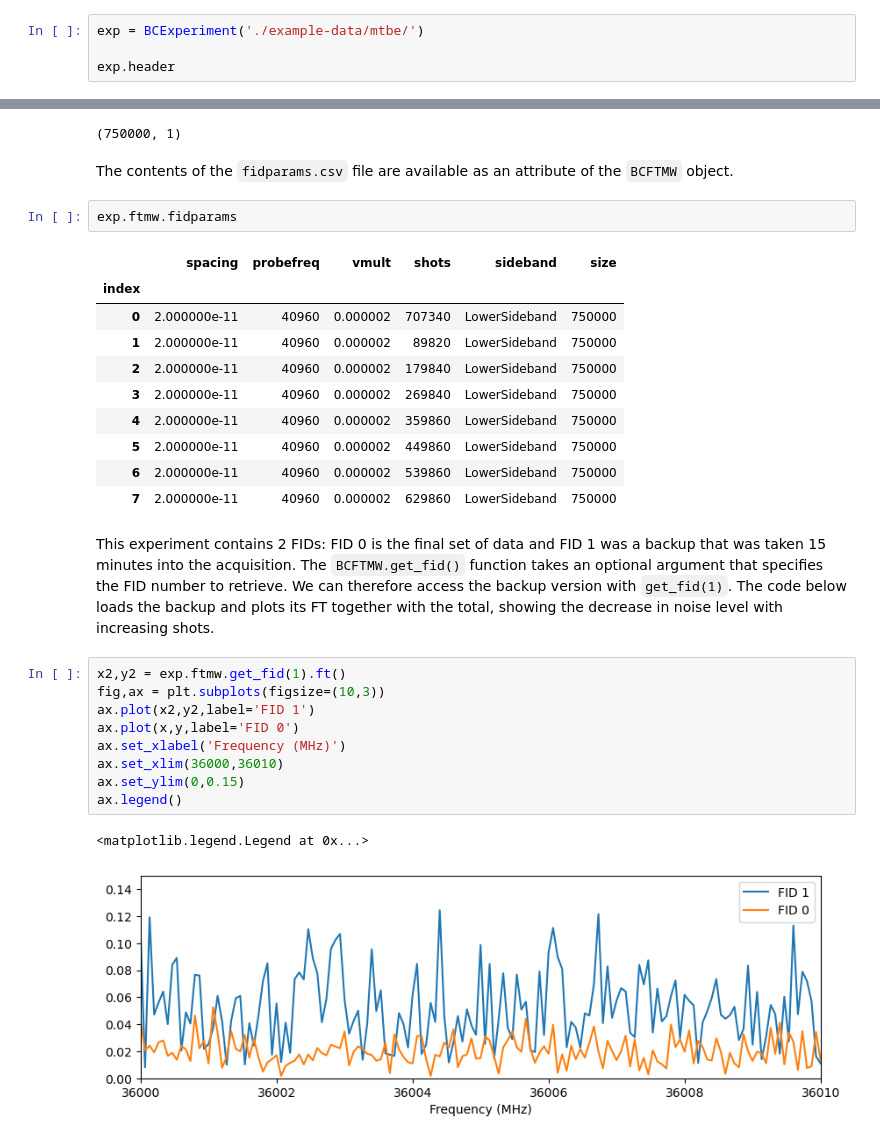
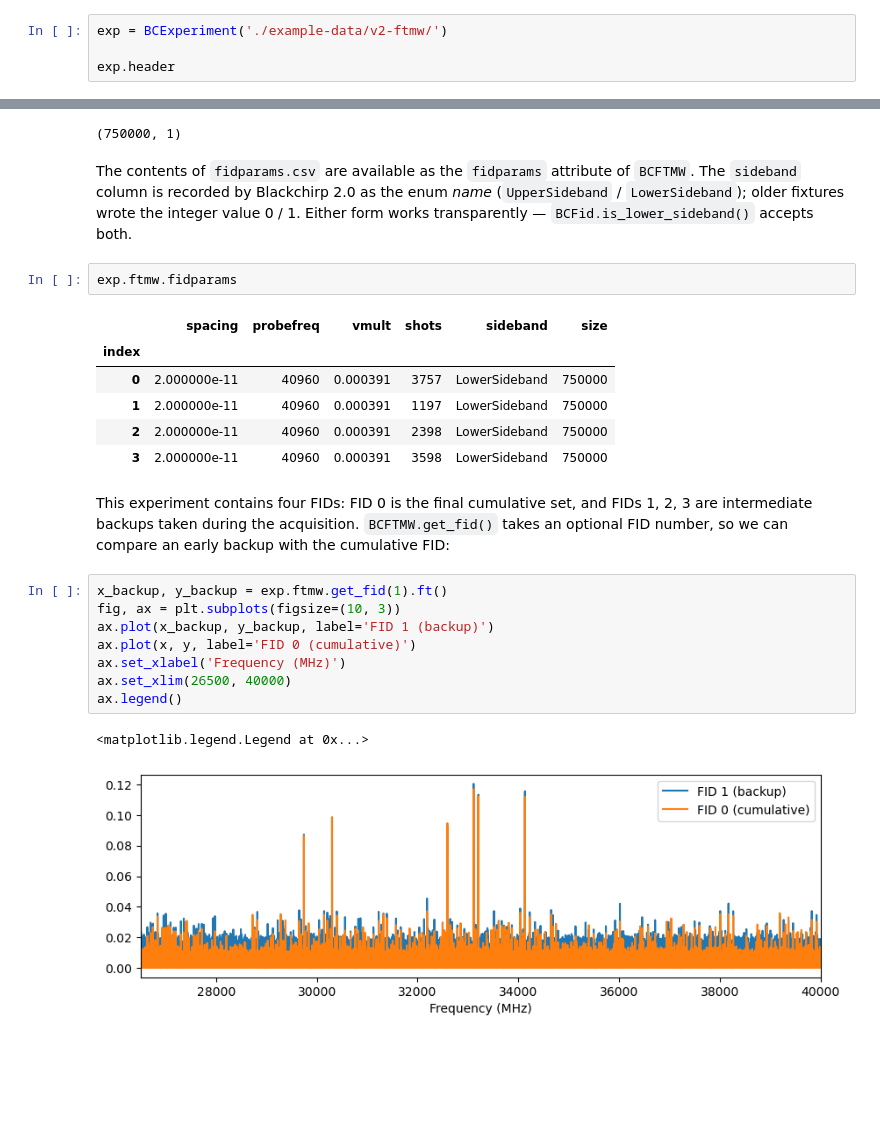
Before and after one commit to kncrabtree/blackchirp, a Jupyter notebook: python/single-fid.ipynb, the cells around one changed output, grey strips where cells are left out. Drawn from its saved outputs; the diff is of its cells as text; blank space fills up the shorter version.

```diff
--- a/python/single-fid.ipynb
+++ b/python/single-fid.ipynb
@@ -29,5 +24,5 @@ The `BCExperiment` class is used to read in these files and construct python obj
 # %%
-exp = BCExperiment('./example-data/mtbe/')
+exp = BCExperiment('./example-data/v2-ftmw/')
 
 exp.header
 # %% [output]
@@ -205,32 +194,27 @@ At this point it is important to note that `fidy` is a 2D numpy array. The secon
 fidy.shape
 # %% [output]
 (750000, 1)
-# %% [markdown]
-The contents of the `fidparams.csv` file are available as an attribute of the `BCFTMW` object.
+# %% [markdown]
+The contents of `fidparams.csv` are available as the `fidparams` attribute of `BCFTMW`. The `sideband` column is recorded by Blackchirp 2.0 as the enum *name* (`UpperSideband` / `LowerSideband`); older fixtures wrote the integer value 0 / 1. Either form works transparently — `BCFid.is_lower_sideband()` accepts both.
 # %%
 exp.ftmw.fidparams
 # %% [output]
 |  | spacing | probefreq | vmult | shots | sideband | size |
 | index |  |  |  |  |  |  |
-| 0 | 2.000000e-11 | 40960 | 0.000002 | 707340 | LowerSideband | 750000 |
-| 1 | 2.000000e-11 | 40960 | 0.000002 | 89820 | LowerSideband | 750000 |
-| 2 | 2.000000e-11 | 40960 | 0.000002 | 179840 | LowerSideband | 750000 |
-| 3 | 2.000000e-11 | 40960 | 0.000002 | 269840 | LowerSideband | 750000 |
-| 4 | 2.000000e-11 | 40960 | 0.000002 | 359860 | LowerSideband | 750000 |
-| 5 | 2.000000e-11 | 40960 | 0.000002 | 449860 | LowerSideband | 750000 |
-| 6 | 2.000000e-11 | 40960 | 0.000002 | 539860 | LowerSideband | 750000 |
-| 7 | 2.000000e-11 | 40960 | 0.000002 | 629860 | LowerSideband | 750000 |
+| 0 | 2.000000e-11 | 40960 | 0.000391 | 3757 | LowerSideband | 750000 |
+| 1 | 2.000000e-11 | 40960 | 0.000391 | 1197 | LowerSideband | 750000 |
+| 2 | 2.000000e-11 | 40960 | 0.000391 | 2398 | LowerSideband | 750000 |
+| 3 | 2.000000e-11 | 40960 | 0.000391 | 3598 | LowerSideband | 750000 |
-# %% [markdown]
-This experiment contains 2 FIDs: FID 0 is the final set of data and FID 1 was a backup that was taken 15 minutes into the acquisition. The `BCFTMW.get_fid()` function takes an optional argument that specifies the FID number to retrieve. We can therefore access the backup version with `get_fid(1)`. The code below loads the backup and plots its FT together with the total, showing the decrease in noise level with increasing shots.
+# %% [markdown]
+This experiment contains four FIDs: FID 0 is the final cumulative set, and FIDs 1, 2, 3 are intermediate backups taken during the acquisition. `BCFTMW.get_fid()` takes an optional FID number, so we can compare an early backup with the cumulative FID:
 # %%
-x2,y2 = exp.ftmw.get_fid(1).ft()
-fig,ax = plt.subplots(figsize=(10,3))
-ax.plot(x2,y2,label='FID 1')
-ax.plot(x,y,label='FID 0')
+x_backup, y_backup = exp.ftmw.get_fid(1).ft()
+fig, ax = plt.subplots(figsize=(10, 3))
+ax.plot(x_backup, y_backup, label='FID 1 (backup)')
+ax.plot(x, y, label='FID 0 (cumulative)')
 ax.set_xlabel('Frequency (MHz)')
-ax.set_xlim(36000,36010)
-ax.set_ylim(0,0.15)
+ax.set_xlim(26500, 40000)
 ax.legend()
 # %% [output]
 <matplotlib.legend.Legend at 0x...>
-[figure, old version]
+[figure, new version]
```
Also changed, not shown: parts of 48 cells of this notebook, 13 other files.
